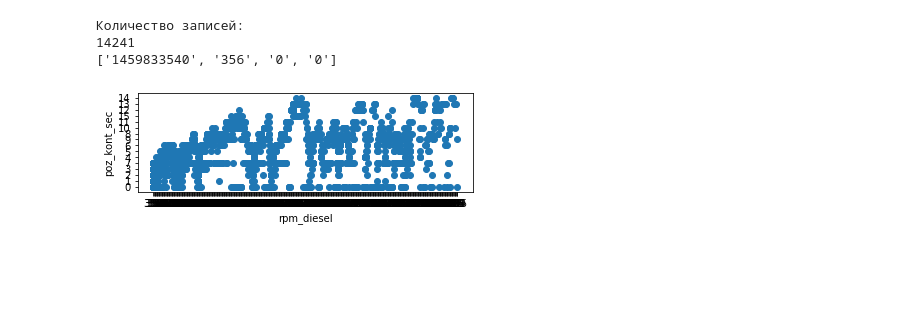
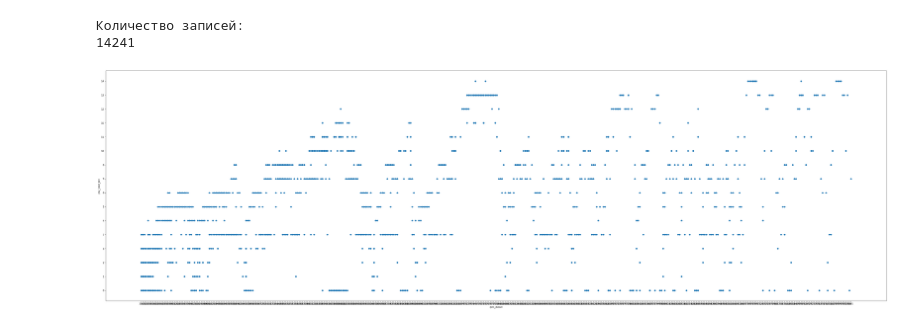
Before and after one commit to OZON-SIBERIA/loco-project, a Jupyter notebook: loko_graphics.ipynb, the cells around one changed output. Saved outputs shown, nothing was run; the diff lists cells and outputs as text; code cells hidden in the pictures; blank space fills up the shorter version.

```diff
--- a/loko_graphics.ipynb
+++ b/loko_graphics.ipynb
@@ -6,38 +6,36 @@ import numpy as np
 
 f = open('lokodata_10.txt')
 data = f.read()
-data1_objects = data.split('\n')
+data1_objects = data.split('\n') #создание списка, содержащего данные по каждой записи
 print('Количество записей:')
 print(len(data1_objects))
 data2_objects = []
 i = 0
 while i < len(data1_objects):
-    object_transfer = data1_objects[i].split('\t')
+    object_transfer = data1_objects[i].split('\t') #создание списка из списков, содержащих данные по каждой записи
     data2_objects.append(object_transfer)
     i = i + 1
-print(data2_objects[0])
 
 data_printx = []
 data_printy = []
 j = 0
 j1 = 1
 j2 = 3
 while j < len(data2_objects) - 1:
     datax = data2_objects[j][j1]
     data_printx.append(datax)
     datay = data2_objects[j][j2]
     data_printy.append(datay)
     j = j + 1
 
-fig = plt.figure()
+fig = plt.figure(1, [60, 40]) #размеры графика регулируются вторым параметром функции
 ax = fig.add_subplot(211)
 
-ax.scatter(data_printx, data_printy)
+ax.scatter(data_printx, data_printy) #создается облако точек
 ax.set_xlabel(u'rpm_diesel')
 ax.set_ylabel(u'poz_kont_sec')
 plt.show()
 # %% [output]
 Количество записей:
 14241
-['1459833540', '356', '0', '0']
-[figure, old version]
+[figure, new version]
```
